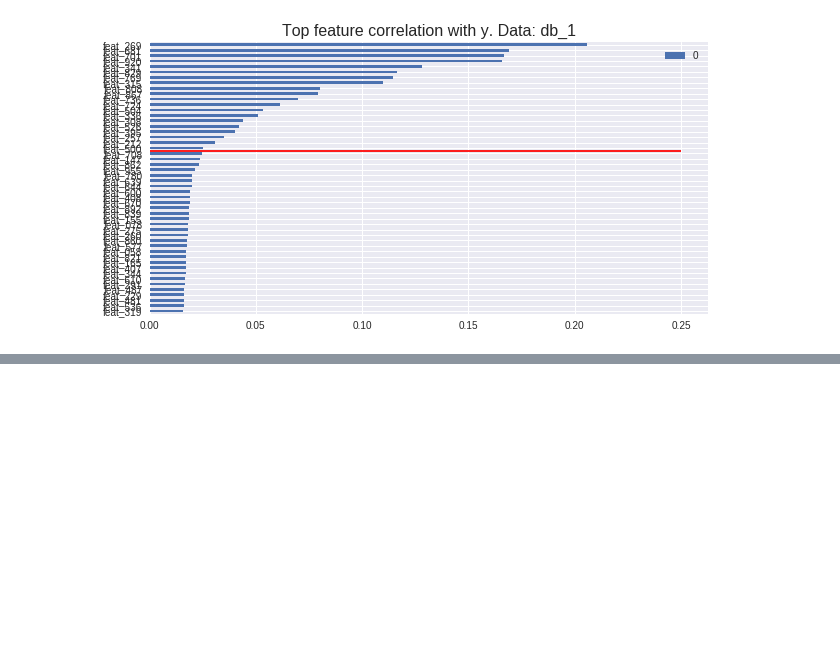
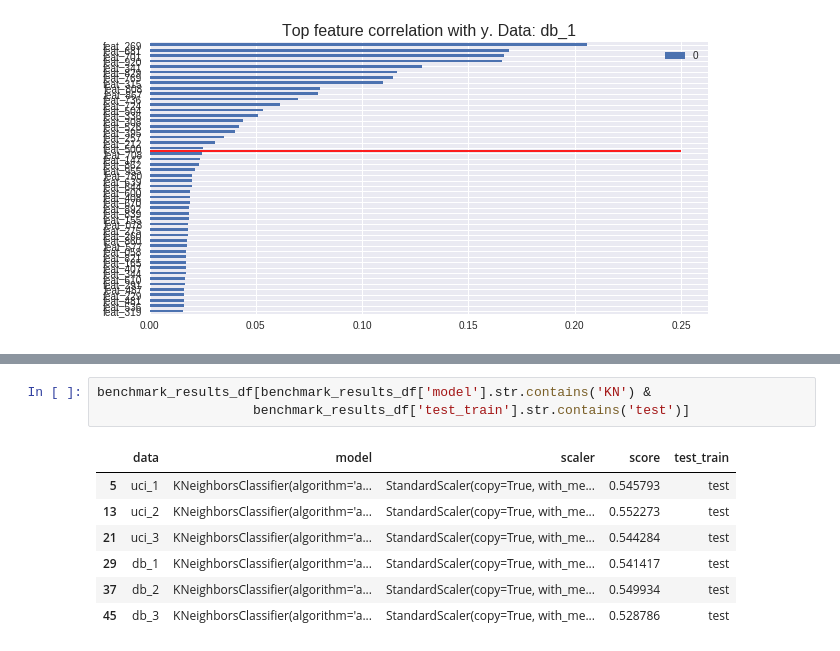
Before and after one commit to djkjohnston/Feature_Selection_Classification_GA_DSI_Proj3, a Jupyter notebook: Madelon Report.ipynb, the cells around one changed output, grey strips where cells are left out. Drawn from its saved outputs; the diff is of its cells as text; blank space fills up the shorter version.

```diff
--- a/Madelon Report.ipynb
+++ b/Madelon Report.ipynb
@@ -208,0 +252,11 @@ The complete output of charts and relevant code can be found in [1_Benchmarking.
+# %%
+benchmark_results_df[benchmark_results_df['model'].str.contains('KN') &
+                    benchmark_results_df['test_train'].str.contains('test')]
+# %% [output]
+|  | data | model | scaler | score | test_train |
+| 5 | uci_1 | KNeighborsClassifier(algorithm='a... | StandardScaler(copy=True, with_me... | 0.545793 | test |
+| 13 | uci_2 | KNeighborsClassifier(algorithm='a... | StandardScaler(copy=True, with_me... | 0.552273 | test |
+| 21 | uci_3 | KNeighborsClassifier(algorithm='a... | StandardScaler(copy=True, with_me... | 0.544284 | test |
+| 29 | db_1 | KNeighborsClassifier(algorithm='a... | StandardScaler(copy=True, with_me... | 0.541417 | test |
+| 37 | db_2 | KNeighborsClassifier(algorithm='a... | StandardScaler(copy=True, with_me... | 0.549934 | test |
+| 45 | db_3 | KNeighborsClassifier(algorithm='a... | StandardScaler(copy=True, with_me... | 0.528786 | test |
```
Also changed, not shown: parts of 15 cells of this notebook.
